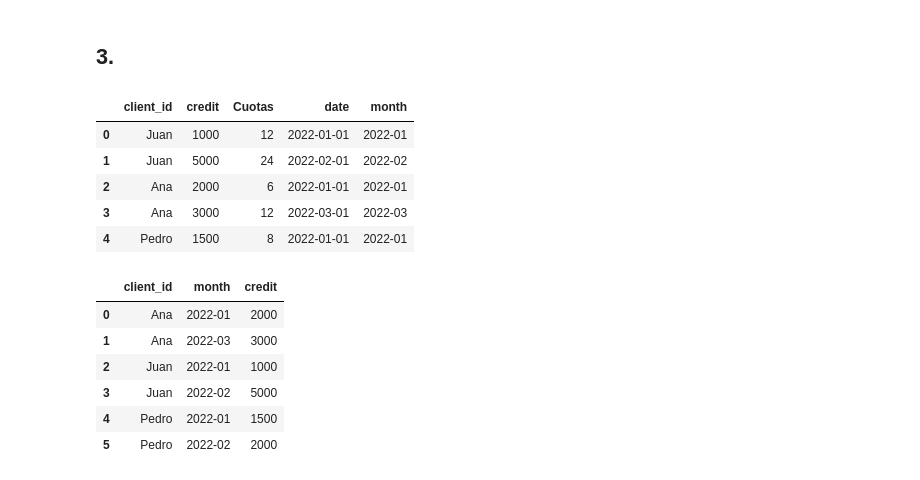
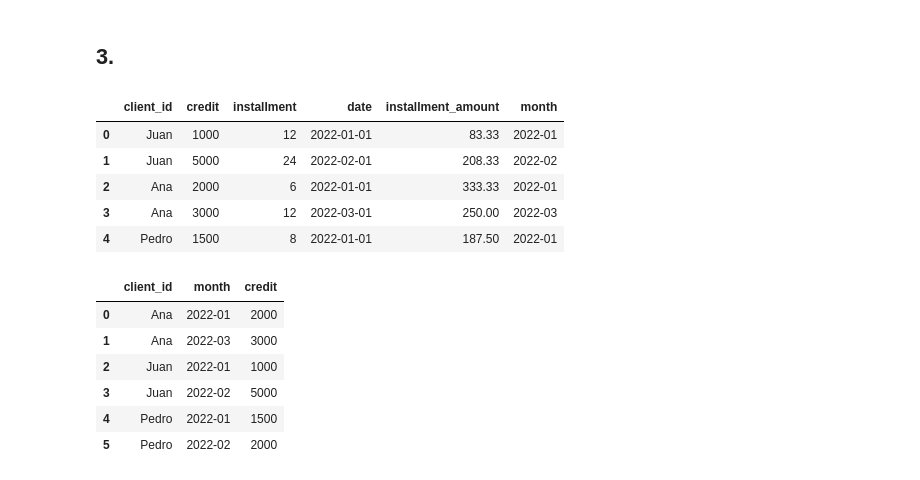
Before and after one commit to oecorrechag/Home-functions, a Jupyter notebook: agrupaciones/endeudamiento.ipynb, the cells around one changed output. Cells and saved outputs as stored; diff of their text form; code cells hidden in the pictures.

```diff
--- a/agrupaciones/endeudamiento.ipynb
+++ b/agrupaciones/endeudamiento.ipynb
@@ -100,21 +103,22 @@ deuda_mensual
 # %%
 creditos = pd.DataFrame({
     "client_id": ["Juan", "Juan", "Ana", "Ana", "Pedro", "Pedro"],
     "credit": [1000, 5000, 2000, 3000, 1500, 2000],
-    "Cuotas": [12, 24, 6, 12, 8, 12],
+    "installment": [12, 24, 6, 12, 8, 12],
     "date": ["2022-01-01", "2022-02-01", "2022-01-01", "2022-03-01", "2022-01-01", "2022-02-01"]
 })
 
+creditos['installment_amount'] = round(creditos['credit'] / creditos['installment'],2)
 creditos["date"] = pd.to_datetime(creditos["date"])
 creditos['month'] = creditos['date'].dt.to_period('M')
 creditos.head()
 # %% [output]
-|  | client_id | credit | Cuotas | date | month |
-| 0 | Juan | 1000 | 12 | 2022-01-01 | 2022-01 |
-| 1 | Juan | 5000 | 24 | 2022-02-01 | 2022-02 |
-| 2 | Ana | 2000 | 6 | 2022-01-01 | 2022-01 |
-| 3 | Ana | 3000 | 12 | 2022-03-01 | 2022-03 |
-| 4 | Pedro | 1500 | 8 | 2022-01-01 | 2022-01 |
+|  | client_id | credit | installment | date | installment_amount | month |
+| 0 | Juan | 1000 | 12 | 2022-01-01 | 83.33 | 2022-01 |
+| 1 | Juan | 5000 | 24 | 2022-02-01 | 208.33 | 2022-02 |
+| 2 | Ana | 2000 | 6 | 2022-01-01 | 333.33 | 2022-01 |
+| 3 | Ana | 3000 | 12 | 2022-03-01 | 250.00 | 2022-03 |
+| 4 | Pedro | 1500 | 8 | 2022-01-01 | 187.50 | 2022-01 |
 # %%
 cohort_data = creditos.groupby(['client_id', 'month'])['credit'].sum().reset_index()
 cohort_data
```
Also changed, not shown: parts of 12 cells of this notebook, 2 other files.
